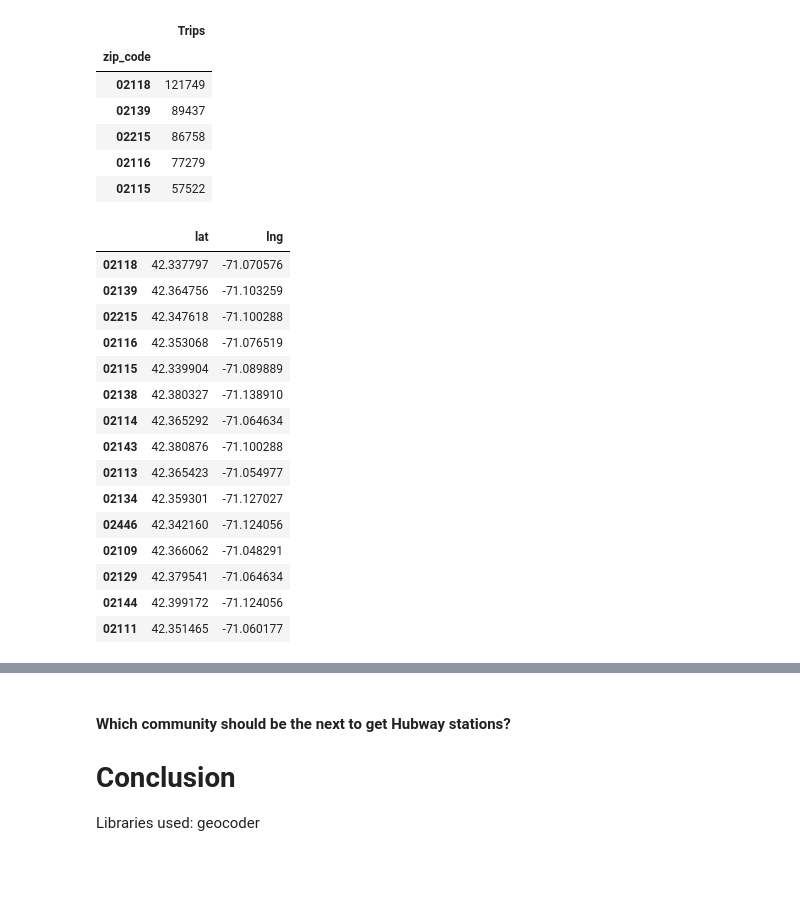
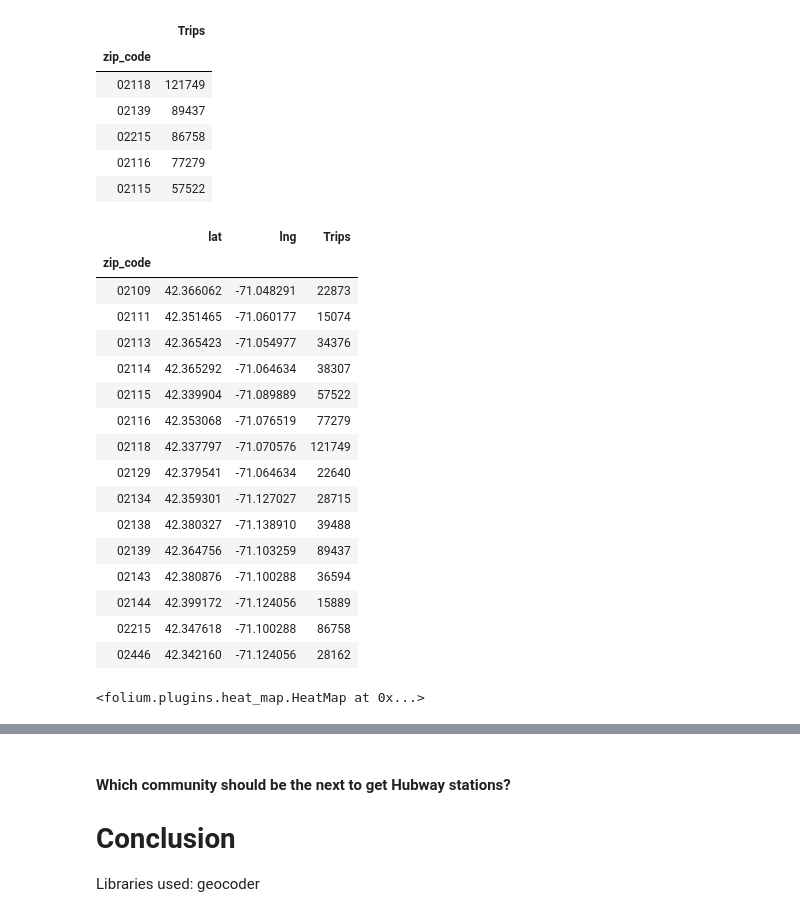
Before and after one commit to jisanos/Hubway-Data-Visualization-Challenge, a Jupyter notebook: Exam_Script.ipynb, the cells around one changed output, grey strips where cells are left out. Cells and saved outputs as stored; diff of their text form; code cells hidden in the pictures; blank space fills up the shorter version.

Commit message:
Just added the heamap dataframe

```diff
--- a/Exam_Script.ipynb
+++ b/Exam_Script.ipynb
@@ -846,24 +847,32 @@ RegisteredCoordinates = coordsfind(zips)
 RegisteredCoordinates = RegisteredCoordinates.transpose()
 # %%
 RegisteredCoordinates = RegisteredCoordinates.rename(columns={0:'lat',1:'lng'})
+RegisteredCoordinates = pd.concat([RegisteredCoordinates, zips], axis=1, sort=True)
 RegisteredCoordinates
 # %% [output]
-|  | lat | lng |
-| 02118 | 42.337797 | -71.070576 |
-| 02139 | 42.364756 | -71.103259 |
-| 02215 | 42.347618 | -71.100288 |
-| 02116 | 42.353068 | -71.076519 |
-| 02115 | 42.339904 | -71.089889 |
-| 02138 | 42.380327 | -71.138910 |
-| 02114 | 42.365292 | -71.064634 |
-| 02143 | 42.380876 | -71.100288 |
-| 02113 | 42.365423 | -71.054977 |
-| 02134 | 42.359301 | -71.127027 |
-| 02446 | 42.342160 | -71.124056 |
-| 02109 | 42.366062 | -71.048291 |
-| 02129 | 42.379541 | -71.064634 |
-| 02144 | 42.399172 | -71.124056 |
-| 02111 | 42.351465 | -71.060177 |
+|  | lat | lng | Trips |
+| zip_code |  |  |  |
+| 02109 | 42.366062 | -71.048291 | 22873 |
+| 02111 | 42.351465 | -71.060177 | 15074 |
+| 02113 | 42.365423 | -71.054977 | 34376 |
+| 02114 | 42.365292 | -71.064634 | 38307 |
+| 02115 | 42.339904 | -71.089889 | 57522 |
+| 02116 | 42.353068 | -71.076519 | 77279 |
+| 02118 | 42.337797 | -71.070576 | 121749 |
+| 02129 | 42.379541 | -71.064634 | 22640 |
+| 02134 | 42.359301 | -71.127027 | 28715 |
+| 02138 | 42.380327 | -71.138910 | 39488 |
+| 02139 | 42.364756 | -71.103259 | 89437 |
+| 02143 | 42.380876 | -71.100288 | 36594 |
+| 02144 | 42.399172 | -71.124056 | 15889 |
+| 02215 | 42.347618 | -71.100288 | 86758 |
+| 02446 | 42.342160 | -71.124056 | 28162 |
+# %%
+heatmapTest = HeatMap(data = RegisteredCoordinates ,prefer_canvas=True)
+
+heatmapTest
+# %% [output]
+<folium.plugins.heat_map.HeatMap at 0x...>
 # %%
 cordmap = folium.Map(prefer_canvas=True)
 
```
Also changed, not shown: parts of 1 cell of this notebook.
